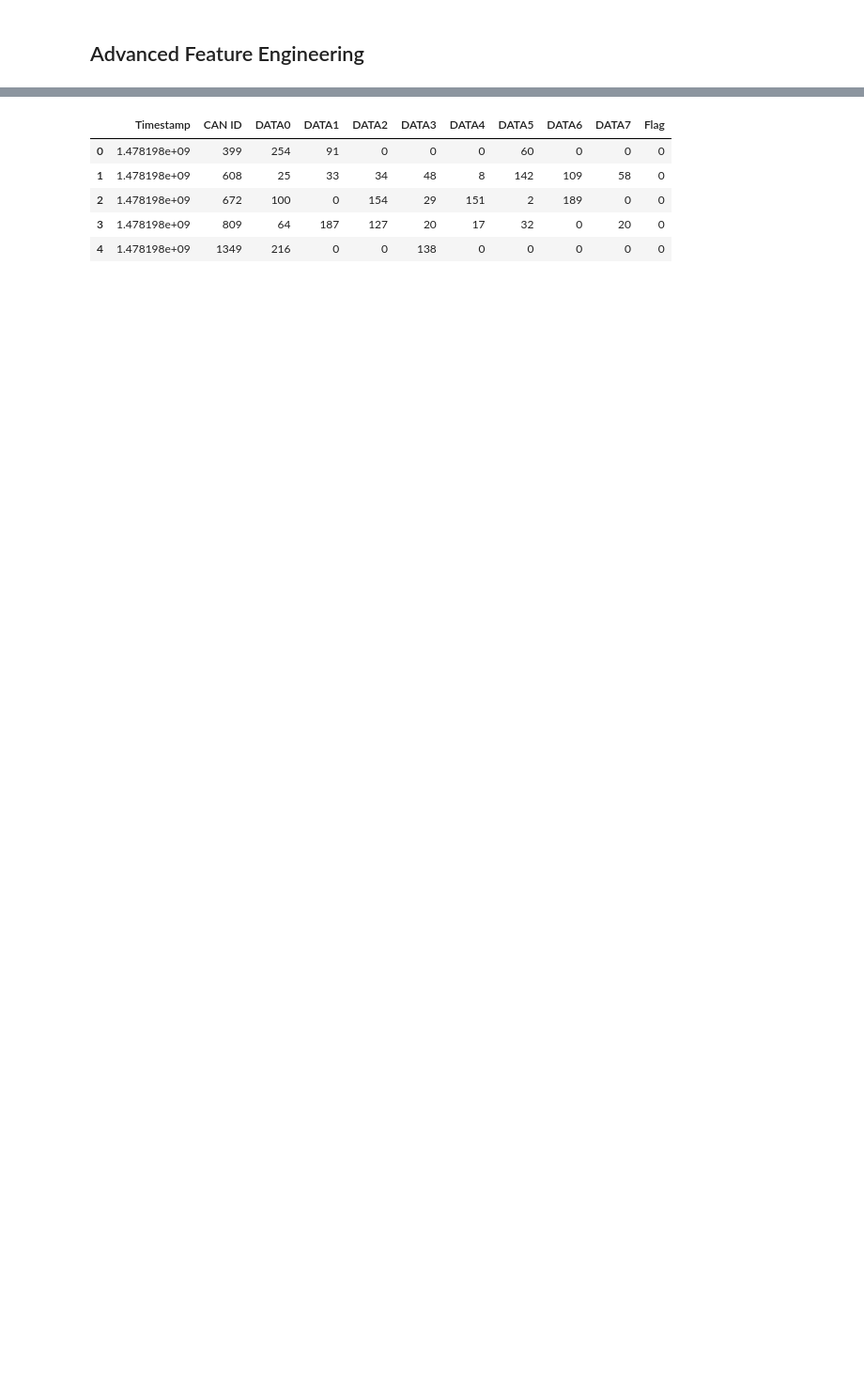
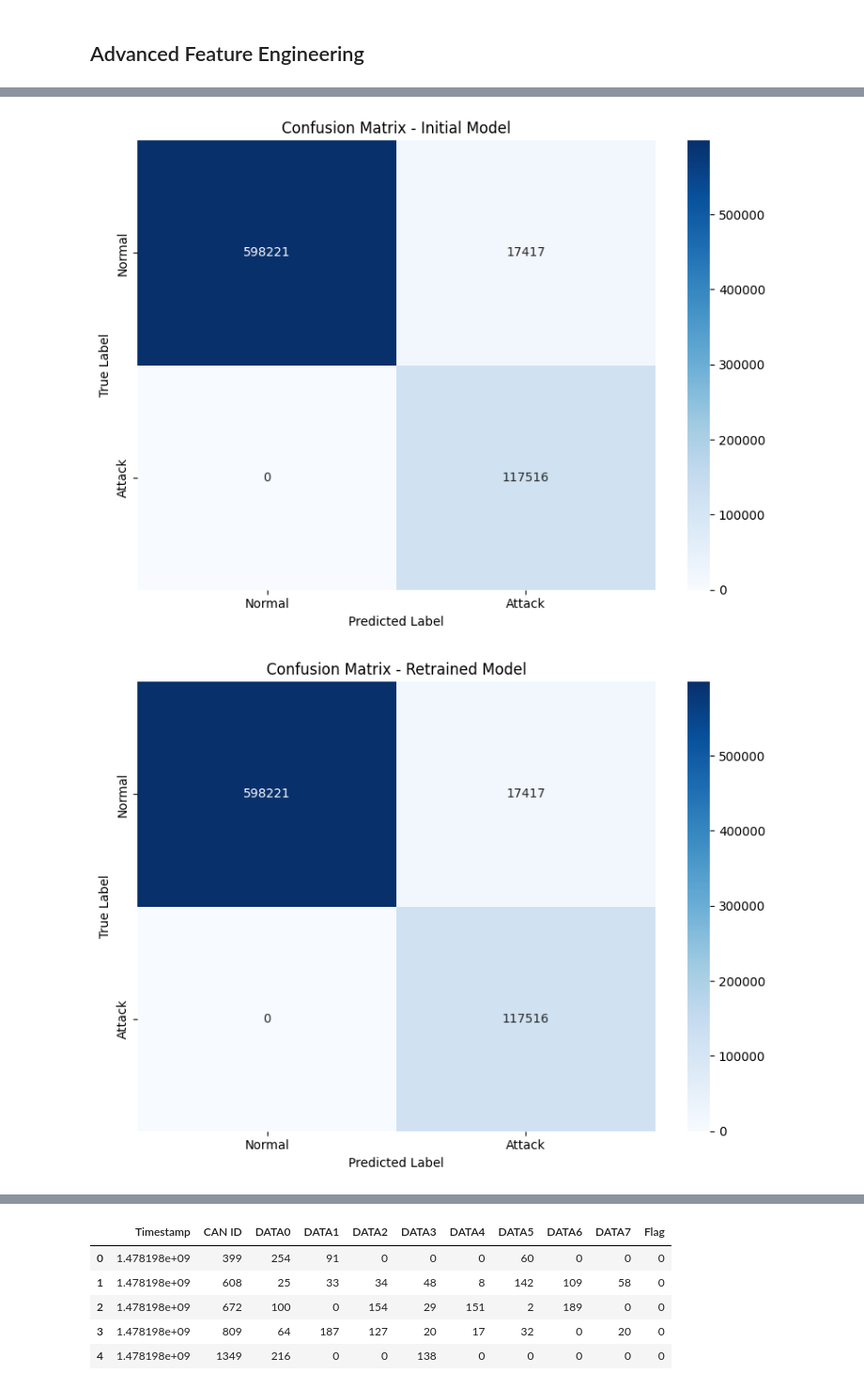
Before and after one commit to pranav-k-jha/kaggle-notebooks, a Jupyter notebook: cav-ml-prediction-model.ipynb, the cells around one changed output, grey strips where cells are left out. Shown at 94% size. Drawn from its saved outputs; the diff is of its cells as text; code cells hidden in the pictures; blank space fills up the shorter version.

```diff
--- a/cav-ml-prediction-model.ipynb
+++ b/cav-ml-prediction-model.ipynb
@@ -623,0 +589,33 @@ weighted avg       0.98      0.98      0.98    733154
+# %%
+from sklearn.metrics import confusion_matrix
+import seaborn as sns
+import matplotlib.pyplot as plt
+
+# Initial Model Confusion Matrix
+cm_initial = confusion_matrix(y_test, y_pred)
+
+# Plot Initial Confusion Matrix
+plt.figure(figsize=(8, 6))
+sns.heatmap(cm_initial, annot=True, fmt='d', cmap='Blues', xticklabels=['Normal', 'Attack'], yticklabels=['Normal', 'Attack'])
+plt.title('Confusion Matrix - Initial Model')
+plt.xlabel('Predicted Label')
+plt.ylabel('True Label')
+plt.tight_layout()
+plt.savefig(os.path.join(image_dir, "confusion_matrix_initial.pdf"), format="pdf", bbox_inches='tight')
+plt.show()
+
+# Retrained Model Confusion Matrix
+cm_retrained = confusion_matrix(y_test, y_pred_new)
+
+# Plot Retrained Confusion Matrix
+plt.figure(figsize=(8, 6))
+sns.heatmap(cm_retrained, annot=True, fmt='d', cmap='Blues', xticklabels=['Normal', 'Attack'], yticklabels=['Normal', 'Attack'])
+plt.title('Confusion Matrix - Retrained Model')
+plt.xlabel('Predicted Label')
+plt.ylabel('True Label')
+plt.tight_layout()
+plt.savefig(os.path.join(image_dir, "confusion_matrix_retrained.pdf"), format="pdf", bbox_inches='tight')
+plt.show()
+# %% [output]
+[figure, added]
+[figure, added]
```
Also changed, not shown: parts of 34 cells of this notebook.
